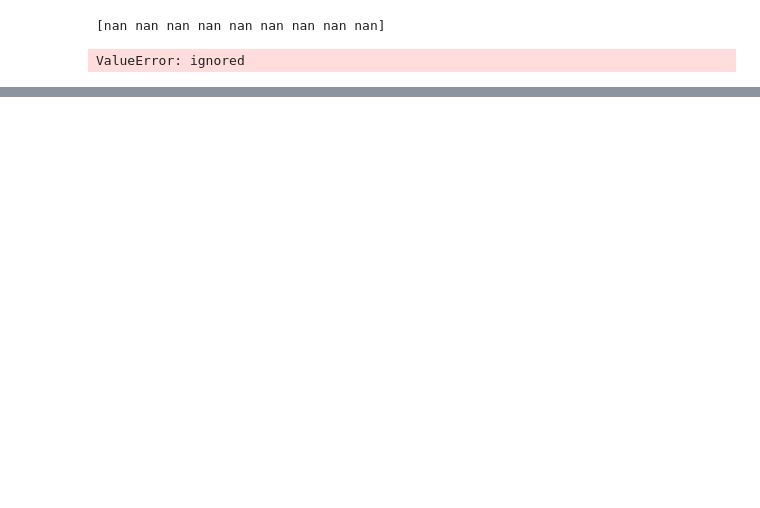
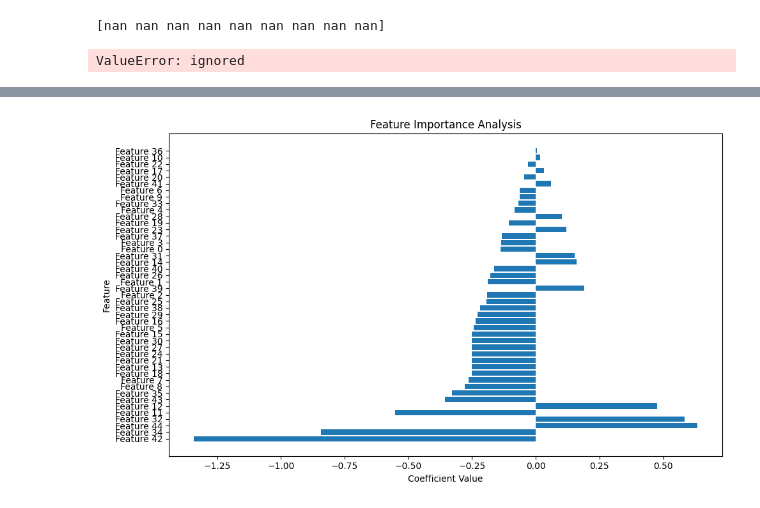
Before and after one commit to akhil-maker/Hands_On_ML, a Jupyter notebook: 04_Training_ModelsTask.ipynb, the cells around one changed output, grey strips where cells are left out. Drawn from its saved outputs; the diff is of its cells as text; code cells hidden in the pictures; blank space fills up the shorter version.

```diff
--- a/04_Training_ModelsTask.ipynb
+++ b/04_Training_ModelsTask.ipynb
@@ -233,0 +537,2 @@ plt.show()
+# %%
+Churn = Churn.replace({'No' : 0, 'Yes': 1})
@@ -233,0 +622,4 @@ plt.show()
+# %%
+logisticAnalysis(log_reg2)
+# %% [output]
+[figure, added]
```
Also changed, not shown: parts of 104 cells of this notebook.
